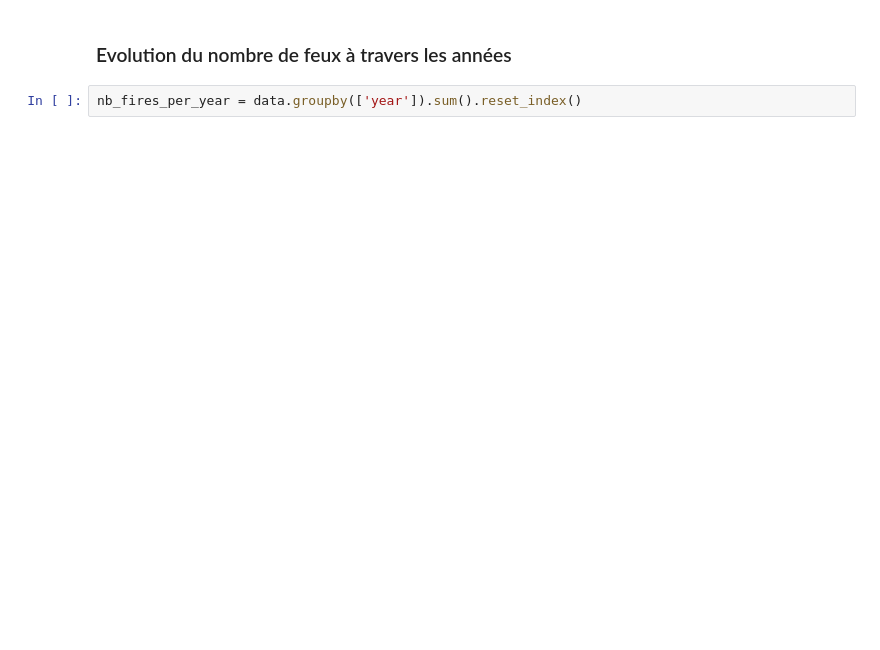
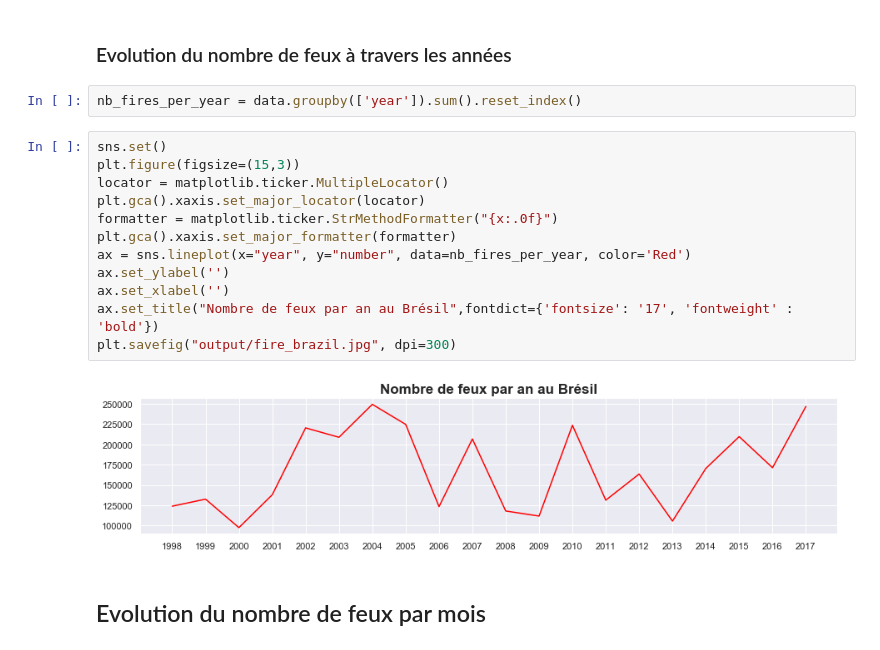
Before and after one commit to yoann1995/La-Data-Verte, a Jupyter notebook: feux_foret_bresil/feux_foret_bresil.ipynb, the cells around one changed output. Saved outputs shown, nothing was run; the diff lists cells and outputs as text; blank space fills up the shorter version.

```diff
--- a/feux_foret_bresil/feux_foret_bresil.ipynb
+++ b/feux_foret_bresil/feux_foret_bresil.ipynb
@@ -66,3 +67,19 @@ Année allant de : 1998 à 2017
 ### Evolution du nombre de feux à travers les années
 # %%
 nb_fires_per_year = data.groupby(['year']).sum().reset_index()
+# %%
+sns.set()
+plt.figure(figsize=(15,3))
+locator = matplotlib.ticker.MultipleLocator()
+plt.gca().xaxis.set_major_locator(locator)
+formatter = matplotlib.ticker.StrMethodFormatter("{x:.0f}")
+plt.gca().xaxis.set_major_formatter(formatter)
+ax = sns.lineplot(x="year", y="number", data=nb_fires_per_year, color='Red')
+ax.set_ylabel('')
+ax.set_xlabel('')
+ax.set_title("Nombre de feux par an au Brésil",fontdict={'fontsize': '17', 'fontweight' : 'bold'})
+plt.savefig("output/fire_brazil.jpg", dpi=300)
+# %% [output]
+[figure, added]
+# %% [markdown]
+## Evolution du nombre de feux par mois
```
Also changed, not shown: parts of 17 cells of this notebook.
